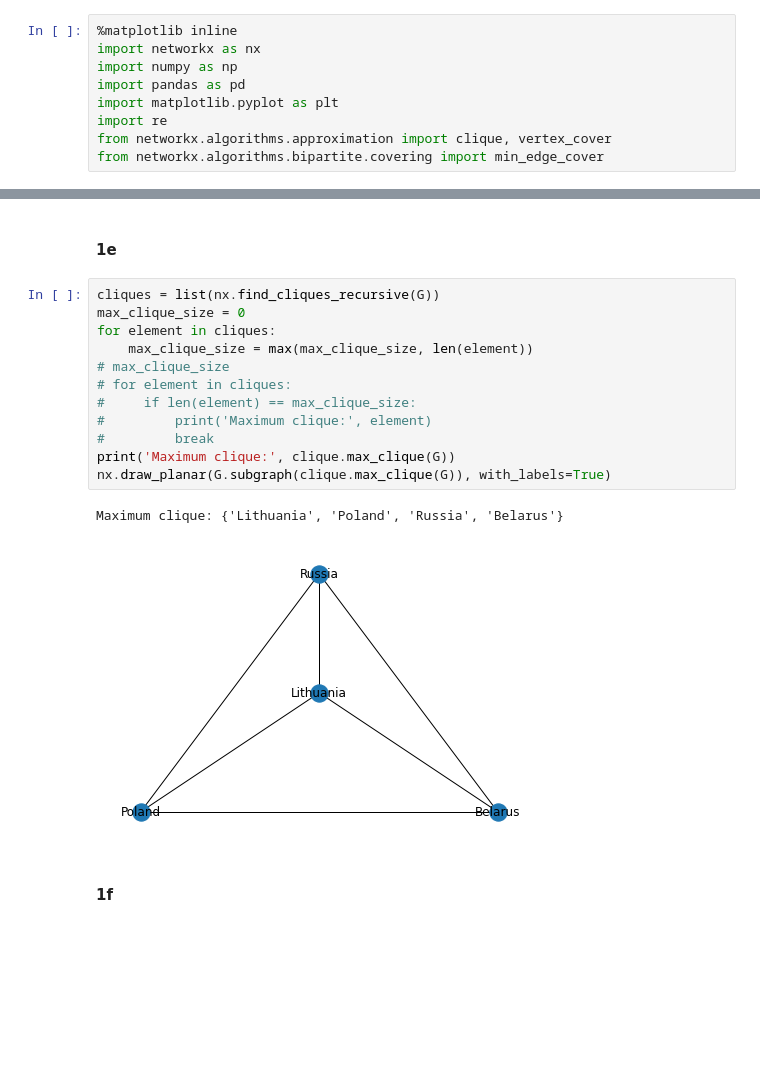
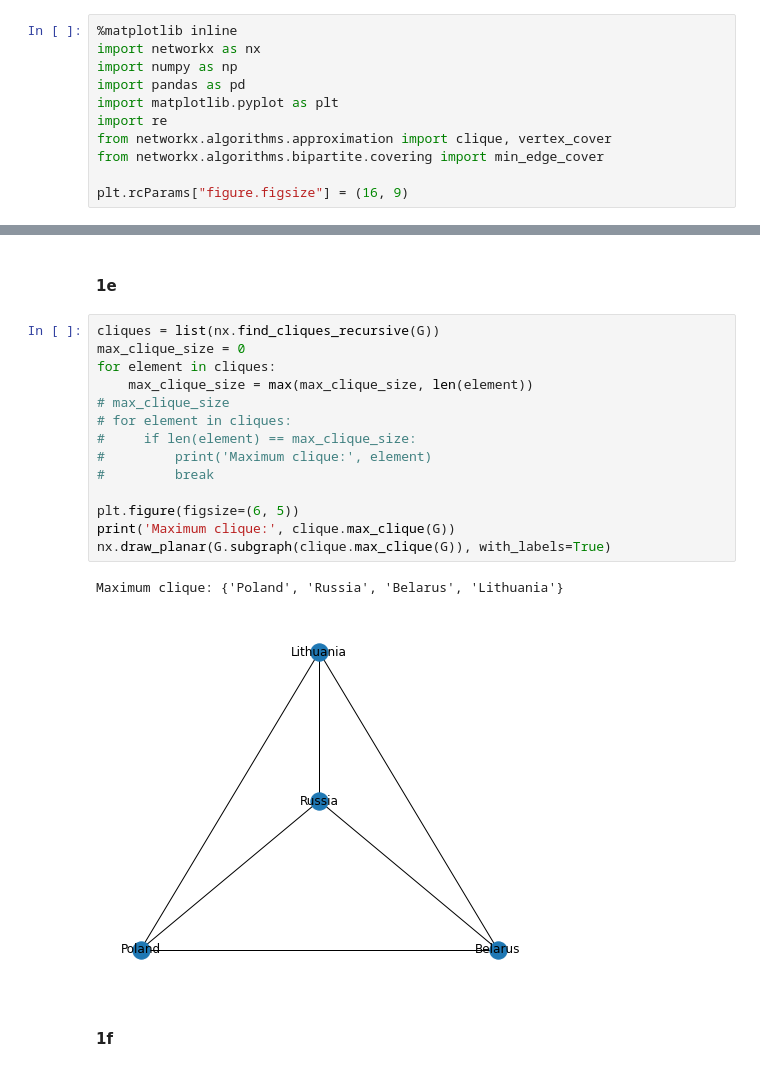
Before and after one commit to GoldenGarr/Graph-Theory-HW-5, a Jupyter notebook: hw5.ipynb, the cells around one changed output, grey strips where cells are left out. Saved outputs shown, nothing was run; the diff lists cells and outputs as text; blank space fills up the shorter version.

```diff
--- a/hw5.ipynb
+++ b/hw5.ipynb
@@ -37,6 +37,8 @@ import matplotlib.pyplot as plt
 import re
 from networkx.algorithms.approximation import clique, vertex_cover
 from networkx.algorithms.bipartite.covering import min_edge_cover
+
+plt.rcParams["figure.figsize"] = (16, 9)
 # %%
 # pd.set_option('display.max_rows', 500)
 # %% [markdown]
@@ -248,18 +251,20 @@ dtype: int64
 # %%
 cliques = list(nx.find_cliques_recursive(G))
 max_clique_size = 0
 for element in cliques:
     max_clique_size = max(max_clique_size, len(element))
 # max_clique_size
 # for element in cliques:
 #     if len(element) == max_clique_size:
 #         print('Maximum clique:', element)
 #         break
+
+plt.figure(figsize=(6, 5))
 print('Maximum clique:', clique.max_clique(G))
 nx.draw_planar(G.subgraph(clique.max_clique(G)), with_labels=True)
 # %% [output]
-Maximum clique: {'Lithuania', 'Poland', 'Russia', 'Belarus'}
+Maximum clique: {'Poland', 'Russia', 'Belarus', 'Lithuania'}
-[figure, old version]
+[figure, new version]
 # %% [markdown]
 #### 1f
 # %%
```
Also changed, not shown: parts of 18 cells of this notebook, 1 other file.
